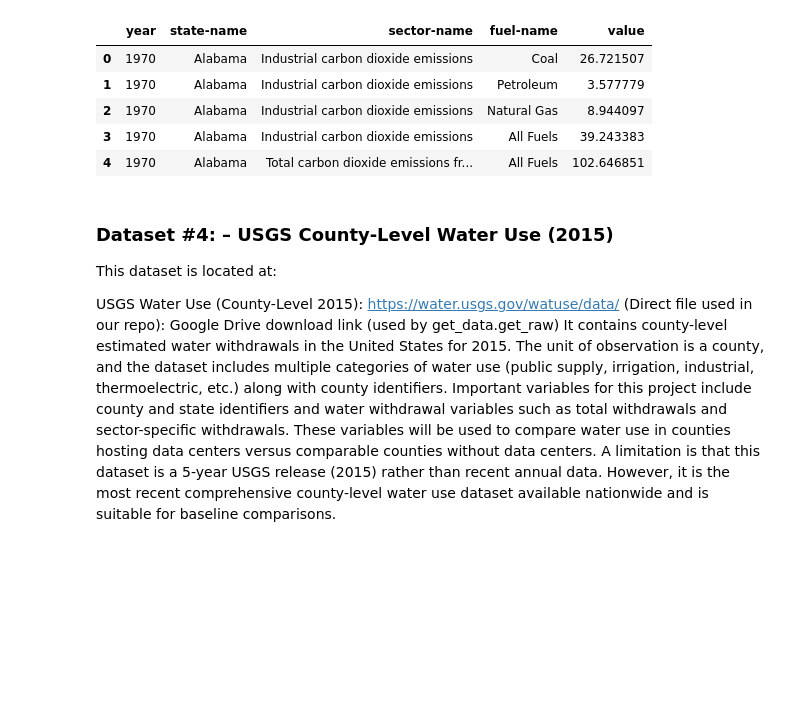
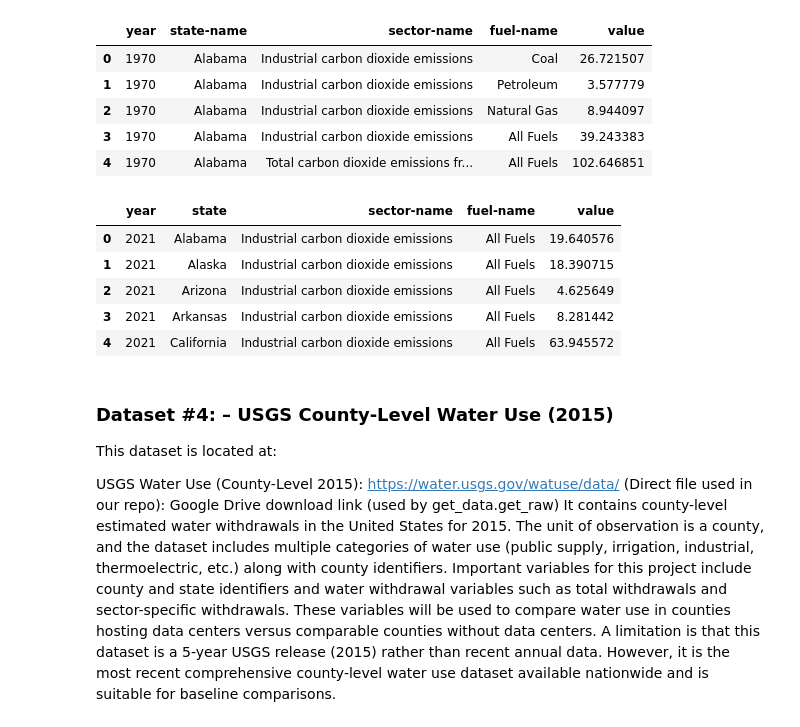
Before and after one commit to COGS108/Group147_WI26, a Jupyter notebook: 01-DataCheckpoint.ipynb, the cells around one changed output. Saved outputs shown, nothing was run; the diff lists cells and outputs as text; code cells hidden in the pictures; blank space fills up the shorter version.

Commit message:
to_csv statements

```diff
--- a/01-DataCheckpoint.ipynb
+++ b/01-DataCheckpoint.ipynb
@@ -738,6 +744,21 @@ pd.read_csv("data/02-processed/df_emissions_clean.csv").head()
 | 2 | 1970 | Alabama | Industrial carbon dioxide emissions | Natural Gas | 8.944097 |
 | 3 | 1970 | Alabama | Industrial carbon dioxide emissions | All Fuels | 39.243383 |
 | 4 | 1970 | Alabama | Total carbon dioxide emissions fr... | All Fuels | 102.646851 |
+# %%
+df_co2 = df_emissions[(df_emissions['sector-name']=='Industrial carbon dioxide emissions') & (df_emissions['year']==2021) & (df_emissions['fuel-name'] == 'All Fuels')]
+df_co2 = df_co2.rename(columns={
+    'state-name': 'state',
+})
+#saving to 02-processed
+df_co2.to_csv('data/02-processed/df_co2.csv',index=False)
+pd.read_csv("data/02-processed/df_co2.csv").head()
+# %% [output]
+|  | year | state | sector-name | fuel-name | value |
+| 0 | 2021 | Alabama | Industrial carbon dioxide emissions | All Fuels | 19.640576 |
+| 1 | 2021 | Alaska | Industrial carbon dioxide emissions | All Fuels | 18.390715 |
+| 2 | 2021 | Arizona | Industrial carbon dioxide emissions | All Fuels | 4.625649 |
+| 3 | 2021 | Arkansas | Industrial carbon dioxide emissions | All Fuels | 8.281442 |
+| 4 | 2021 | California | Industrial carbon dioxide emissions | All Fuels | 63.945572 |
 # %% [markdown]
 ### Dataset #4: – USGS County-Level Water Use (2015)
 
```
Also changed, not shown: parts of 3 cells of this notebook.
